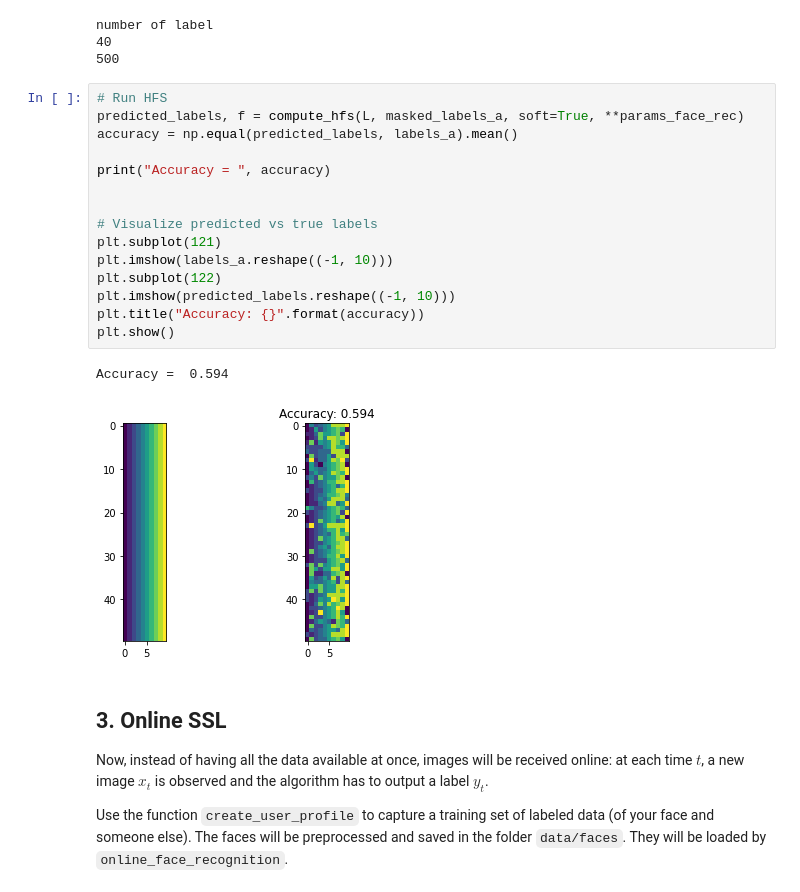
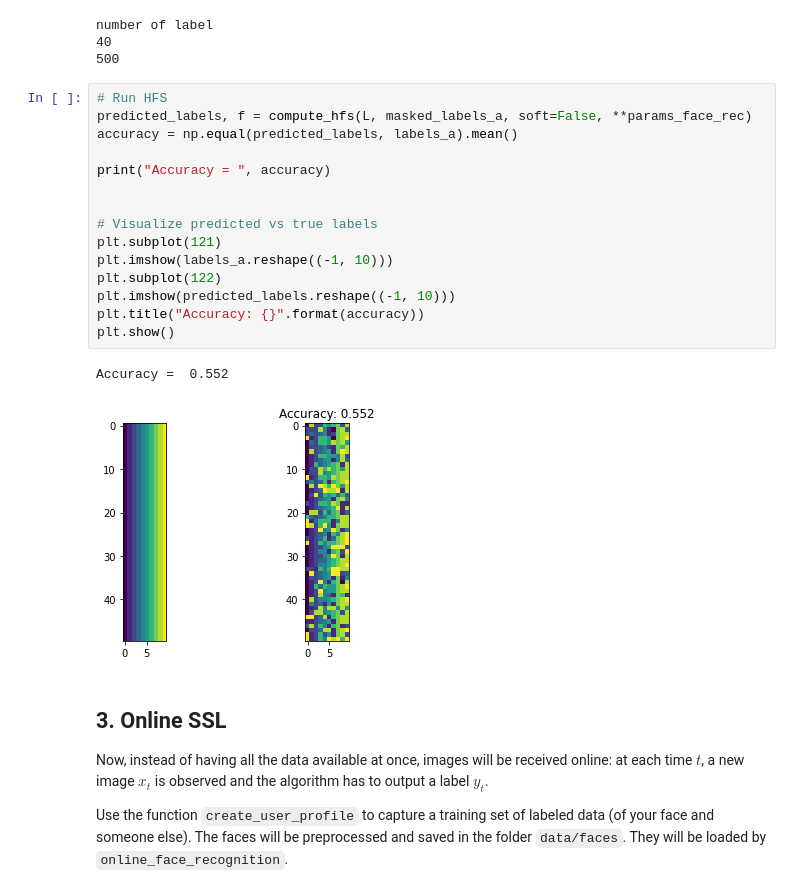
Before and after one commit to LeoGrin/graphsmlexercises, a Jupyter notebook: semi_supervised_learning/SSL.ipynb, the cells around one changed output. Saved outputs shown, nothing was run; the diff lists cells and outputs as text.

```diff
--- a/semi_supervised_learning/SSL.ipynb
+++ b/semi_supervised_learning/SSL.ipynb
@@ -495,22 +468,22 @@ number of label
 500
 # %%
 # Run HFS
-predicted_labels, f = compute_hfs(L, masked_labels_a, soft=True, **params_face_rec)
+predicted_labels, f = compute_hfs(L, masked_labels_a, soft=False, **params_face_rec)
 accuracy = np.equal(predicted_labels, labels_a).mean()
 
 print("Accuracy = ", accuracy)
 
 
 # Visualize predicted vs true labels
 plt.subplot(121)
 plt.imshow(labels_a.reshape((-1, 10)))
 plt.subplot(122)
 plt.imshow(predicted_labels.reshape((-1, 10)))
 plt.title("Accuracy: {}".format(accuracy))
 plt.show()
 # %% [output]
-Accuracy =  0.594
+Accuracy =  0.552
-[figure, old version]
+[figure, new version]
 # %% [markdown]
 ## 3. Online SSL
 
```
Also changed, not shown: parts of 12 cells of this notebook, 1 other file.
